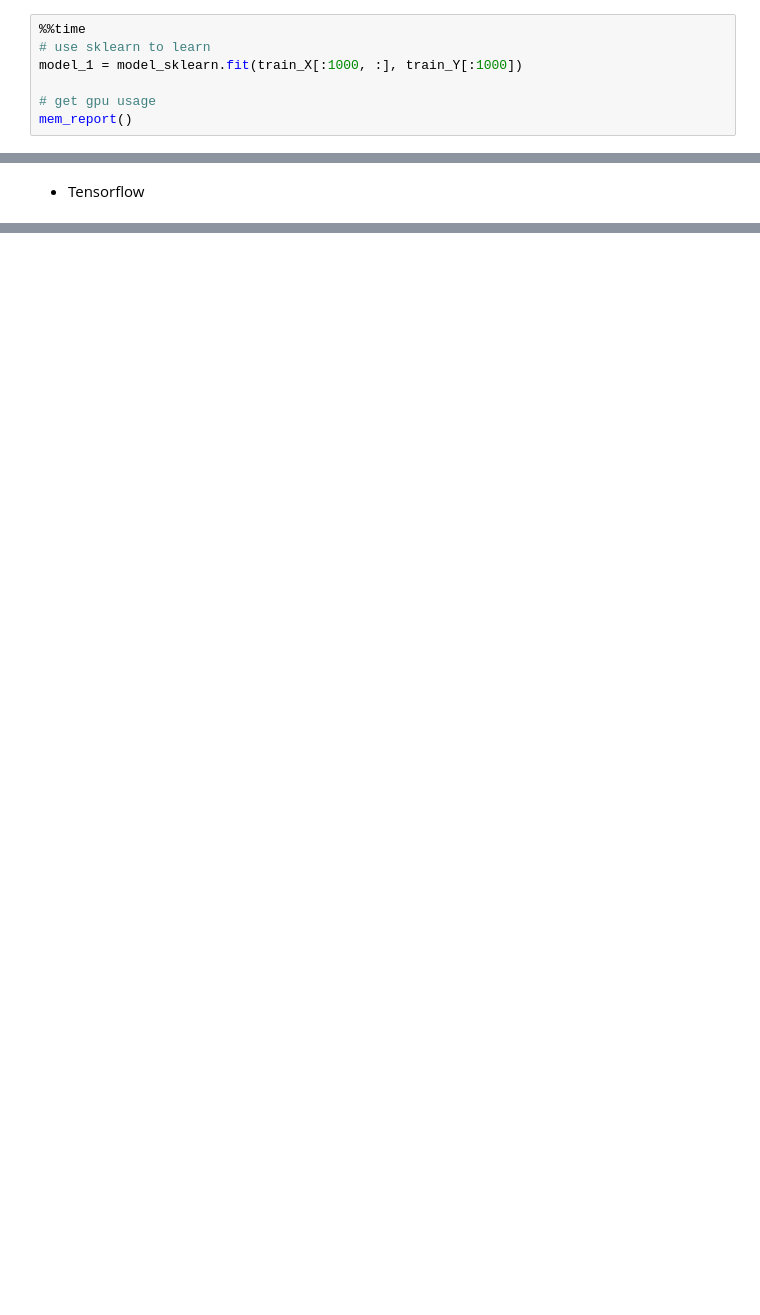
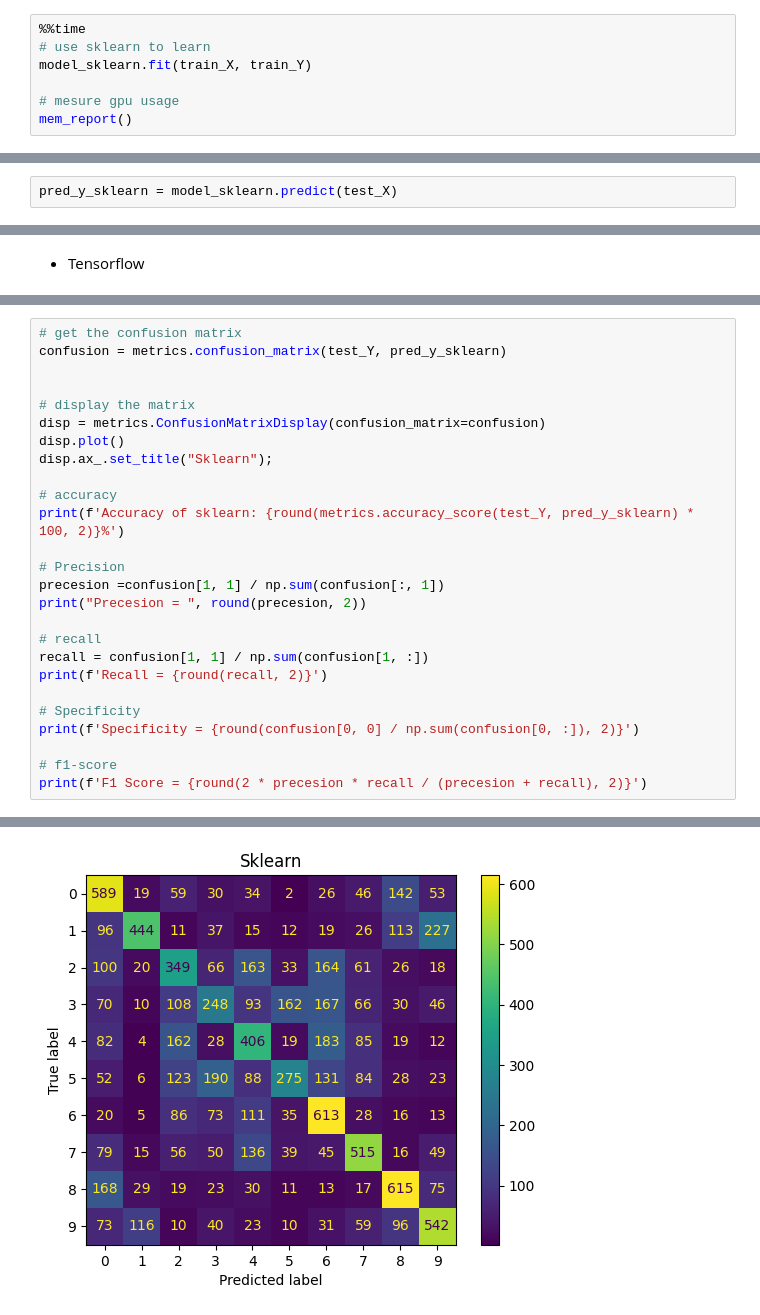
Before and after one commit to Chien-VuMinh/Final-Project-Machine-Learning, a Jupyter notebook: Final Project.ipynb, the cells around one changed output, grey strips where cells are left out. Saved outputs shown, nothing was run; the diff lists cells and outputs as text; blank space fills up the shorter version.

Commit message:
Evaluation model

```diff
--- a/Final Project.ipynb
+++ b/Final Project.ipynb
@@ -138,8 +145,8 @@ model_sklearn.out_activation_ = 'softmax'
 # %%
 %%time
 # use sklearn to learn
-model_1 = model_sklearn.fit(train_X[:1000, :], train_Y[:1000])
+model_sklearn.fit(train_X, train_Y)
 
-# get gpu usage
+# mesure gpu usage
 mem_report()
 # %% [output]
@@ -149,3 +176,5 @@ Wall time: 39.1 s
+# %%
+pred_y_sklearn = model_sklearn.predict(test_X)
 # %% [markdown]
 - Pytorch
 # %%
@@ -219,0 +347,27 @@ Wall time: 6min 45s
+# %%
+# get the confusion matrix
+confusion = metrics.confusion_matrix(test_Y, pred_y_sklearn)
+
+
+# display the matrix
+disp = metrics.ConfusionMatrixDisplay(confusion_matrix=confusion)
+disp.plot()
+disp.ax_.set_title("Sklearn");
+
+# accuracy
+print(f'Accuracy of sklearn: {round(metrics.accuracy_score(test_Y, pred_y_sklearn) * 100, 2)}%')
+
+# Precision
+precesion =confusion[1, 1] / np.sum(confusion[:, 1])
+print("Precesion = ", round(precesion, 2))
+
+# recall
+recall = confusion[1, 1] / np.sum(confusion[1, :])
+print(f'Recall = {round(recall, 2)}')
+
+# Specificity
+print(f'Specificity = {round(confusion[0, 0] / np.sum(confusion[0, :]), 2)}')
+
+# f1-score
+print(f'F1 Score = {round(2 * precesion * recall / (precesion + recall), 2)}')
+# %% [output]
@@ -219,0 +379 @@ Wall time: 6min 45s
+[figure, added]
```
Also changed, not shown: parts of 21 cells of this notebook.
